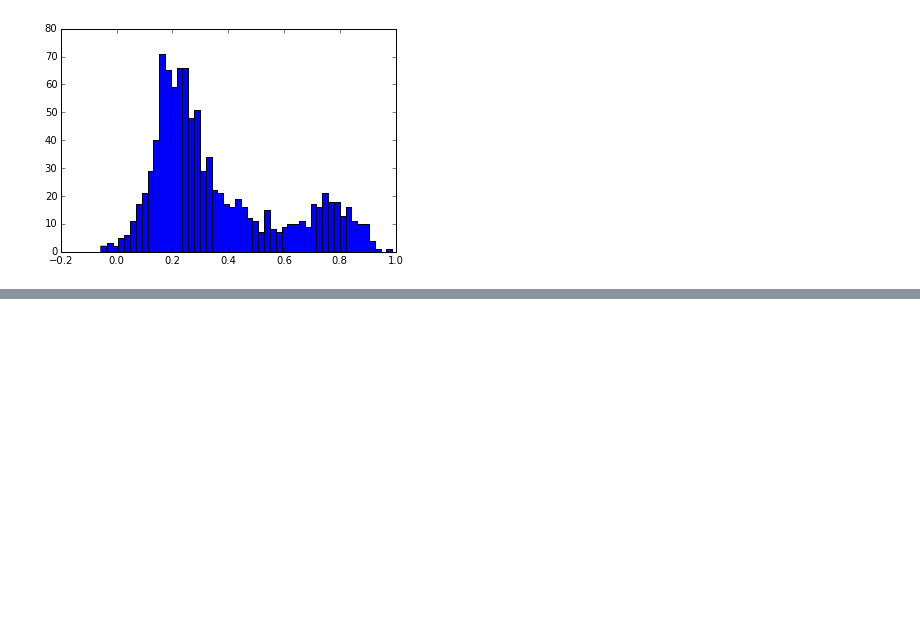
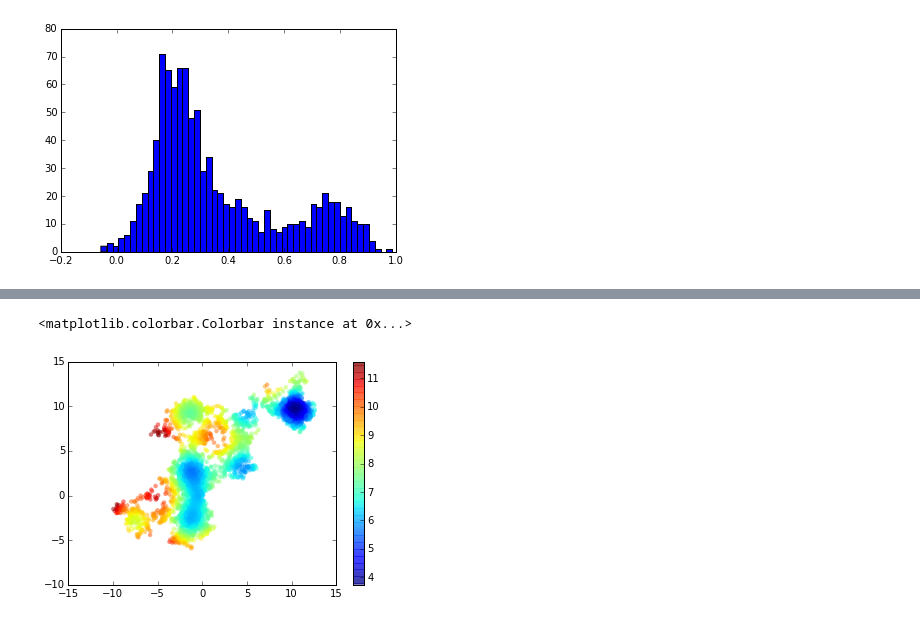
Before and after one commit to maxentile/msm-learn, a Jupyter notebook: notebooks/TPT.ipynb, the cells around one changed output, grey strips where cells are left out. Saved outputs shown, nothing was run; the diff lists cells and outputs as text; code cells hidden in the pictures; blank space fills up the shorter version.

```diff
--- a/notebooks/TPT.ipynb
+++ b/notebooks/TPT.ipynb
@@ -39,0 +49,2 @@ pl.colorbar();
+# %%
+potential_jit = jit(double(double[:]))(potential)
@@ -39,0 +53,15 @@ pl.colorbar();
+# %%
+# potential must be defined
+def random_walk(init_pos=np.zeros(2),step_size=0.1,num_steps=100):
+    dim = len(init_pos)
+    steps = np.zeros((num_steps,dim))
+    steps[0] = init_pos
+    current_potential = potential(init_pos)
+    for i in range(1,num_steps):
+        move = npr.randn(dim)
+        # scale move_size by potential difference
+        new_potential = potential(steps[i-1] + move)
+        frac_change = (new_potential - current_potential) / current_potential
+        steps[i] = steps[i-1] + step_size*move*max(0,1-frac_change)
+        current_potential = potential(steps[i])
+    return steps
@@ -39,0 +191,9 @@ pl.colorbar();
+# %%
+rw = random_walk(step_size=0.3,num_steps=10000)
+# %%
+#pl.plot(rw[:,0],rw[:,1],color='grey')
+pl.scatter(rw[:,0],rw[:,1],c=np.array([potential(r) for r in rw]),linewidths=0,alpha=0.5)
+pl.colorbar()
+# %% [output]
+<matplotlib.colorbar.Colorbar instance at 0x...>
+[figure, added]
```
Also changed, not shown: parts of 26 cells of this notebook, 10 other files.
